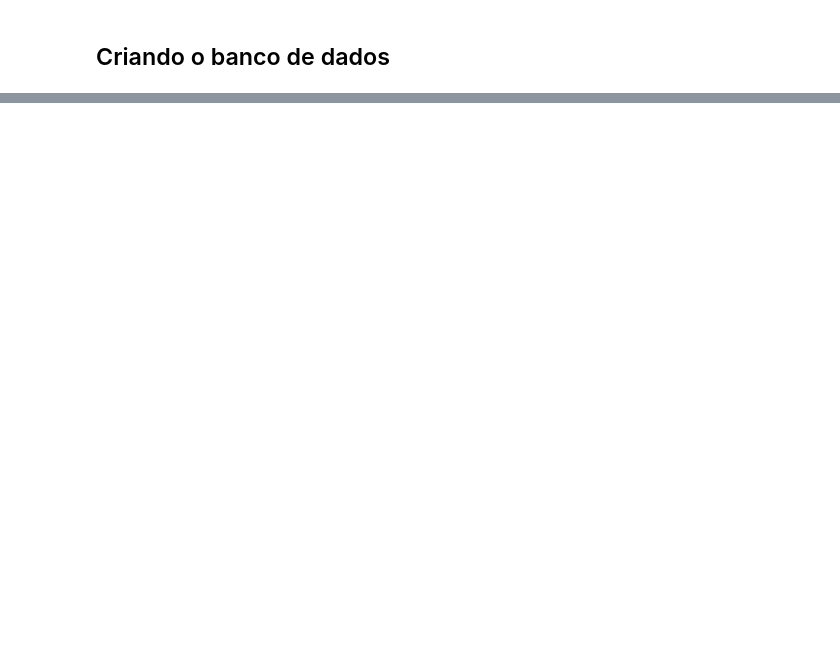
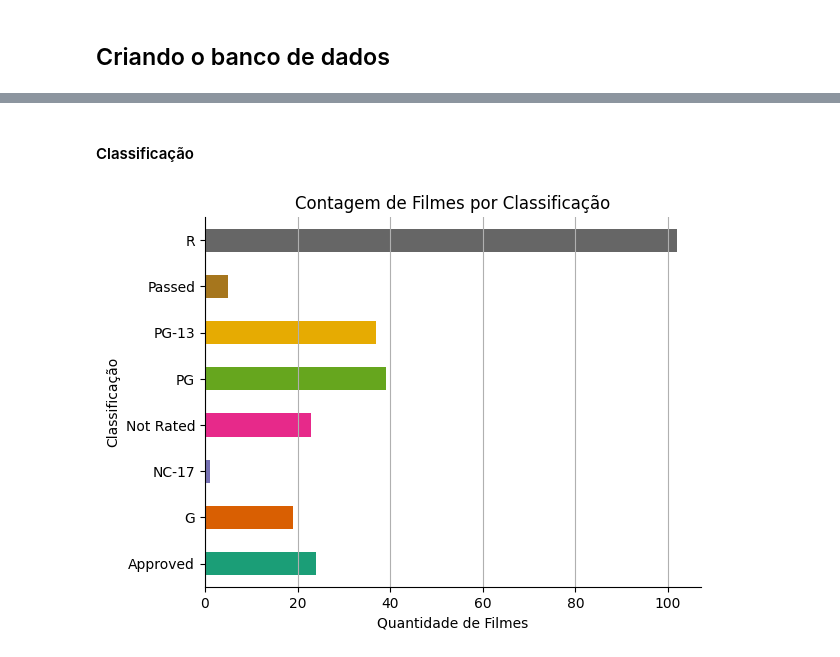
Before and after one commit to keiyanishio/Web-Scracping-IMDB, a Jupyter notebook: projeto/PROJETO_WEB_SCRAPPER.ipynb, the cells around one changed output, grey strips where cells are left out. Drawn from its saved outputs; the diff is of its cells as text; code cells hidden in the pictures; blank space fills up the shorter version.

```diff
--- a/projeto/PROJETO_WEB_SCRAPPER.ipynb
+++ b/projeto/PROJETO_WEB_SCRAPPER.ipynb
@@ -164,0 +425,14 @@ data.to_csv("imdb.csv")
+# %% [markdown]
+#### Classificação
+# %%
+contagem_classification = df['Classification'].value_counts().sort_index()
+contagem_classification.plot(kind='barh', color=sns.color_palette('Dark2'))
+plt.title('Contagem de Filmes por Classificação')
+plt.xlabel('Quantidade de Filmes')
+plt.ylabel('Classificação')
+plt.gca().spines[['top', 'right']].set_visible(False)
+plt.grid(axis='x')
+
+plt.show()
+# %% [output]
+[figure, added]
```
Also changed, not shown: parts of 65 cells of this notebook.
